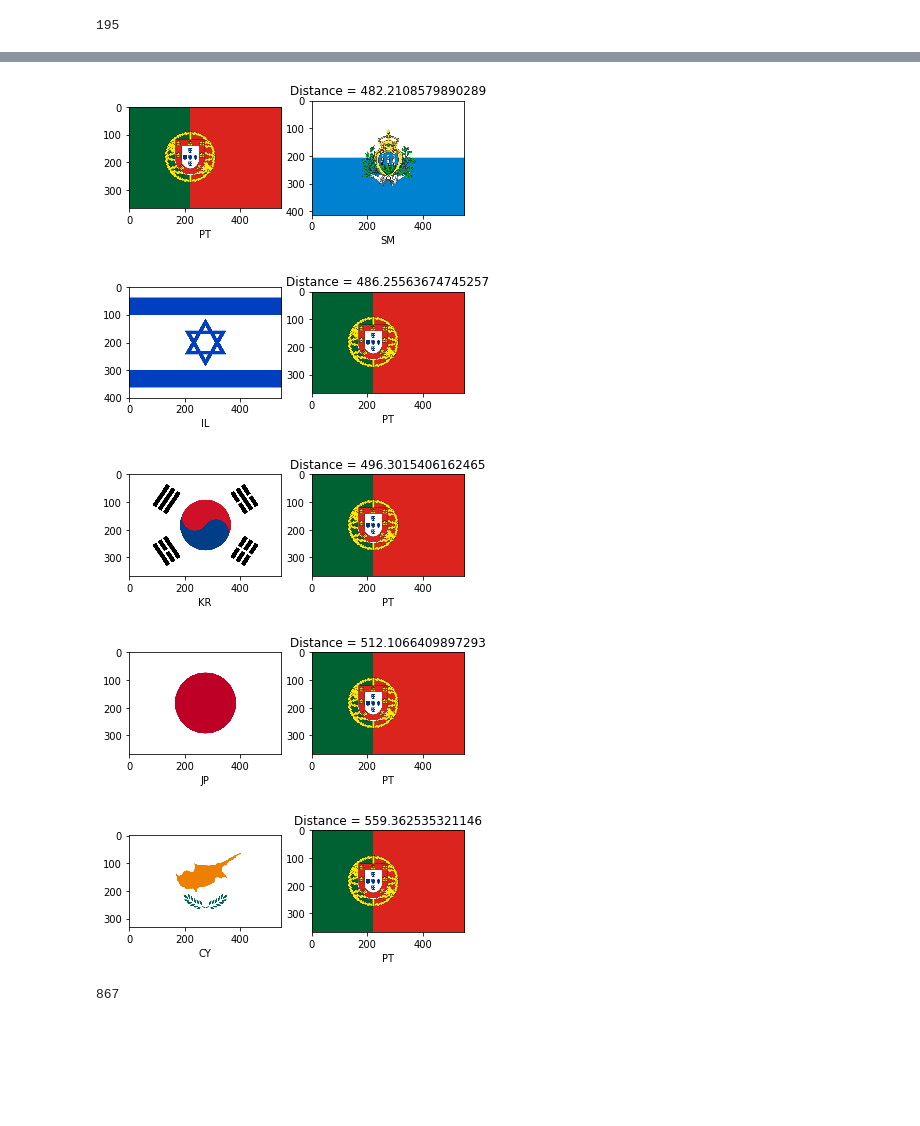
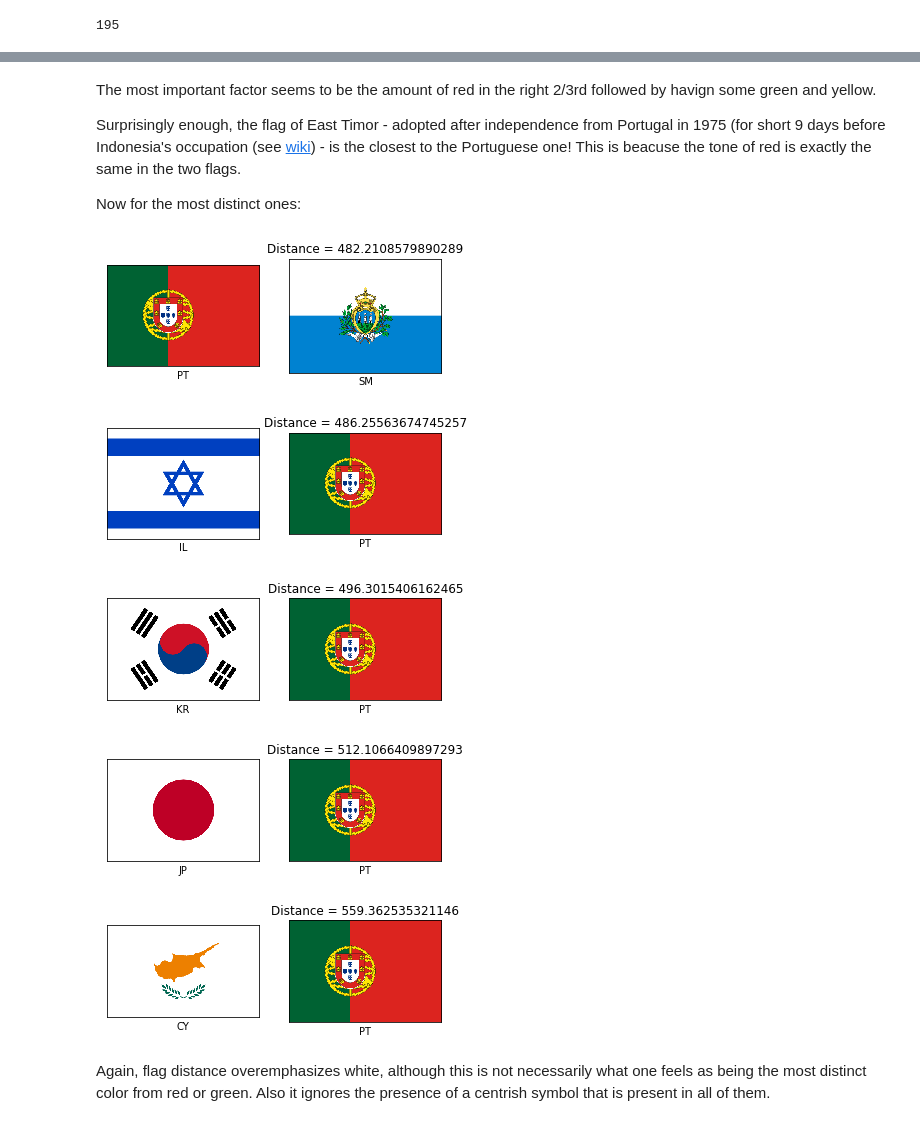
Before and after one commit to ricardoV94/stats, a Jupyter notebook: flags/Flags dendogram.ipynb, the cells around one changed output, grey strips where cells are left out. Saved outputs shown, nothing was run; the diff lists cells and outputs as text; code cells hidden in the pictures; blank space fills up the shorter version.

```diff
--- a/flags/Flags dendogram.ipynb
+++ b/flags/Flags dendogram.ipynb
@@ -202,12 +162,10 @@ fig.show()
 # %%
 distances = []
 pairs = []
-for i, h1 in enumerate(histograms[:-1]):
-    for j, h2 in enumerate(histograms[i+1:]):
+for i, h1 in enumerate(vectors[:-1]):
+    for j, h2 in enumerate(vectors[i+1:]):
         distances.append(distance.cityblock(h1, h2))
         pairs.append([i,i+1+j])
 
-print(len(distances))
 distances = np.array(distances)
 pairs = np.array(pairs)
-#distance.euclidean(histograms[0], histograms[1])
@@ -230,4 +185,5 @@ array([[ 76, 110],
 # %%
 for pair in sorted_pairs[:5]:
-    plot_flags(flags, pair)
+    plot_flags(pair)
+print(f"Avg distance: {np.mean(distances[sort][:5]):.2f}")
 # %% [output]
@@ -239,4 +198,5 @@ for pair in sorted_pairs[:5]:
 # %%
 for pair in sorted_pairs[-5:]:
-    plot_flags(flags, pair)
+    plot_flags(pair)
+print(f"Avg distance: {np.mean(distances[sort][-5:]):.2f}")
 # %% [output]
@@ -265,6 +236,6 @@ sorted_comparisons = pt_comparisons[sort]
 sorted_pairs = pt_pairs[sort]
 
 for pair, dist in zip(sorted_pairs[:5], sorted_comparisons[:5]):
-    plot_flags(flags, pair)
-    plt.title(f'Distance = {dist}')
+    plot_flags(pair)
+    plt.title(f'Distance = {dist:.2f}')
 # %% [output]
@@ -276,10 +247,17 @@ for pair, dist in zip(sorted_pairs[:5], sorted_comparisons[:5]):
+# %% [markdown]
+The most important  factor seems to be the amount of red in the right 2/3rd followed by havign some green and yellow.
+
+Surprisingly enough, the flag of East Timor - adopted after independence from Portugal in 1975 (for short 9 days before Indonesia's occupation (see [wiki](https://en.wikipedia.org/wiki/Flag_of_East_Timor)) - is the closest to the Portuguese one!
+This is beacuse the tone of red is exactly the same in the two flags.
+
+Now for the most distinct ones:
 # %%
 for pair, dist in zip(sorted_pairs[-5:], sorted_comparisons[-5:]):
-    plot_flags(flags, pair)
+    plot_flags(pair)
     plt.title(f'Distance = {dist}')
 # %% [output]
-[figure, old version]
+[figure, new version]
-[figure, old version]
+[figure, new version]
-[figure, old version]
+[figure, new version]
-[figure, old version]
+[figure, new version]
-[figure, old version]
+[figure, new version]
@@ -288,4 +264,2 @@ for pair, dist in zip(sorted_pairs[-5:], sorted_comparisons[-5:]):
-# %%
-len(histograms[0])
-# %% [output]
-867
+# %% [markdown]
+Again, flag distance overemphasizes white, although this is not necessarily what one feels as being the most distinct color from red or green. Also it ignores the presence of a centrish symbol that is present in all of them.
```
Also changed, not shown: parts of 42 cells of this notebook.
